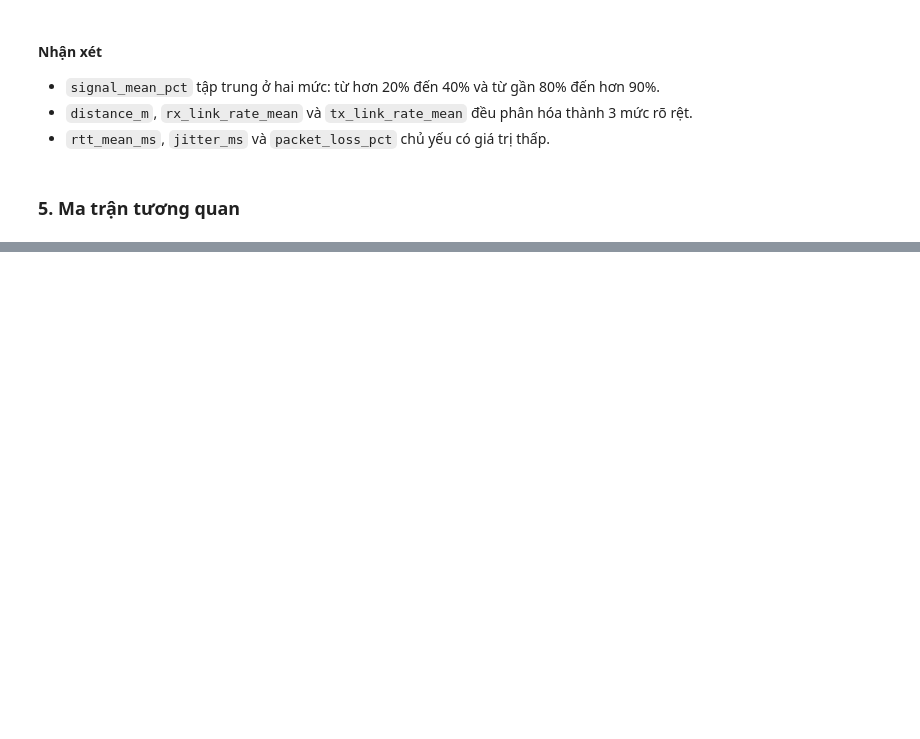
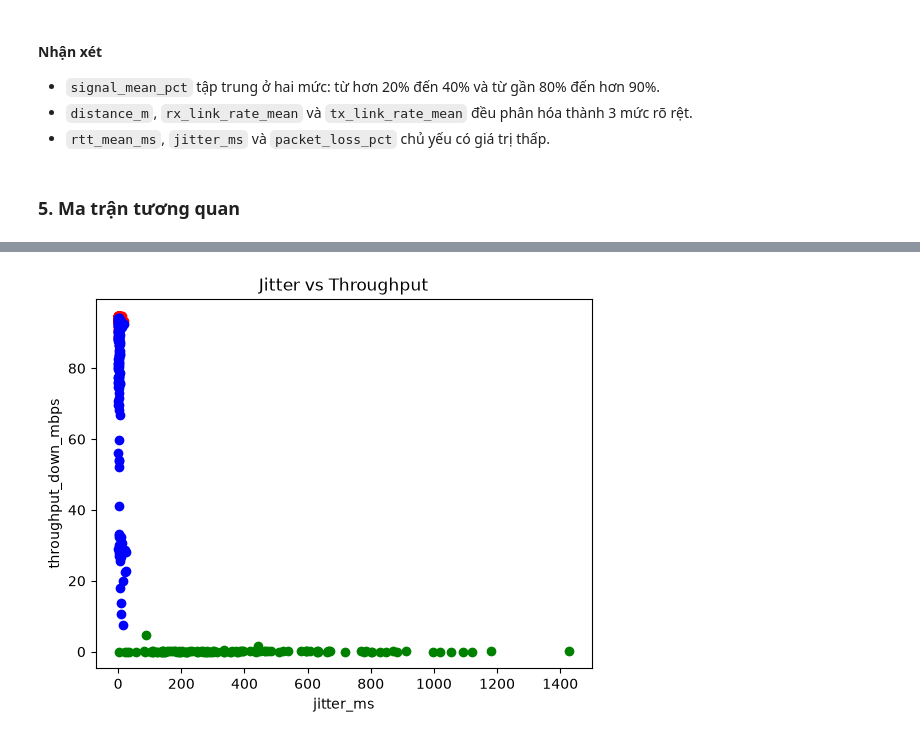
Before and after one commit to HaPham727/wifi-quality-ml, a Jupyter notebook: notebooks/02_eda.ipynb, the cells around one changed output, grey strips where cells are left out. Saved outputs shown, nothing was run; the diff lists cells and outputs as text; code cells hidden in the pictures; blank space fills up the shorter version.

```diff
--- a/notebooks/02_eda.ipynb
+++ b/notebooks/02_eda.ipynb
@@ -186,0 +248,18 @@ Nhận xét: Tuy location_id 3 có
+# %%
+l1_X_jitter_ms = l1_data[['jitter_ms']]
+l2_X_jitter_ms = l2_data[['jitter_ms']]
+l3_X_jitter_ms = l3_data[['jitter_ms']]
+
+plt.figure(0)
+plt.title("Jitter vs Throughput")
+plt.xlabel("jitter_ms")
+plt.ylabel("throughput_down_mbps")
+
+plt.scatter(l1_X_jitter_ms, l1_y, c='red')
+plt.scatter(l2_X_jitter_ms, l2_y, c='green')
+plt.scatter(l3_X_jitter_ms, l3_y, c='blue')
+
+plt.savefig("../media/02_09.png", dpi=300, bbox_inches='tight')
+plt.show()
+# %% [output]
+[figure, added]
```
Also changed, not shown: parts of 22 cells of this notebook, 14 other files.
